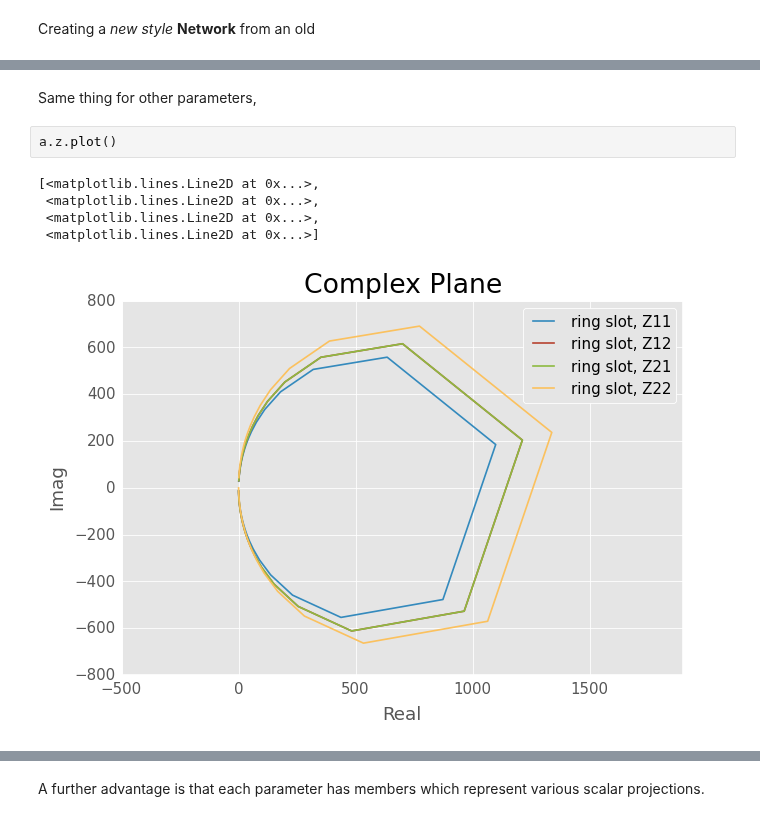
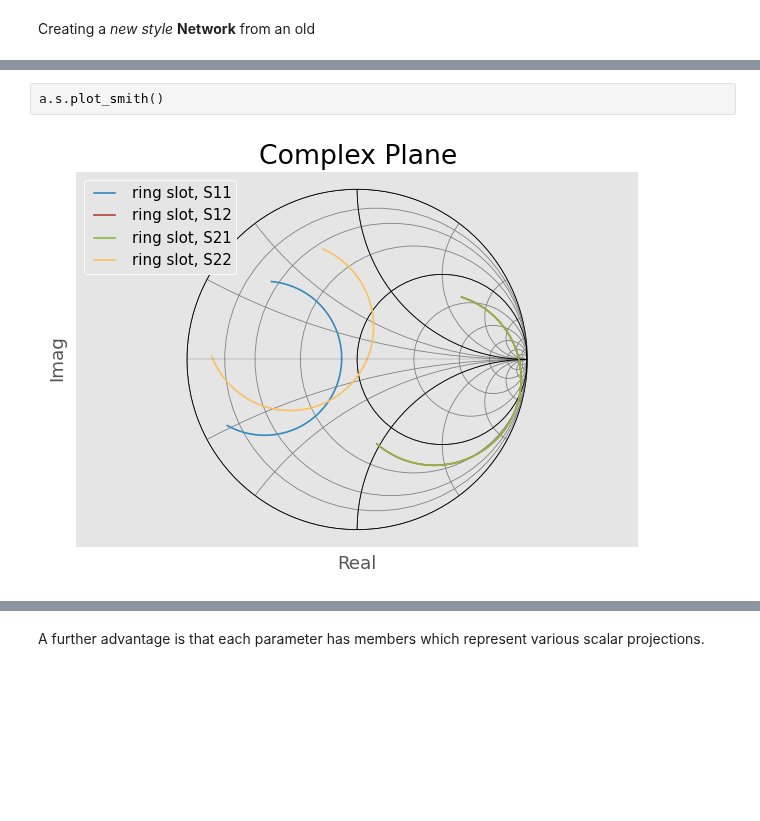
Before and after one commit to scikit-rf/examples, a Jupyter notebook: Network2.ipynb, the cells around one changed output, grey strips where cells are left out. Saved outputs shown, nothing was run; the diff lists cells and outputs as text; blank space fills up the shorter version.

```diff
--- a/Network2.ipynb
+++ b/Network2.ipynb
@@ -54,10 +57,4 @@ a.s.plot()
-# %% [markdown]
-Same thing for other parameters,
-# %%
-a.z.plot()
-# %% [output]
-[<matplotlib.lines.Line2D at 0x...>,
- <matplotlib.lines.Line2D at 0x...>,
- <matplotlib.lines.Line2D at 0x...>,
- <matplotlib.lines.Line2D at 0x...>]
-[figure, removed]
+# %%
+a.s.plot_smith()
+# %% [output]
+[figure, added]
```
Also changed, not shown: parts of 28 cells of this notebook, 2 other files.
